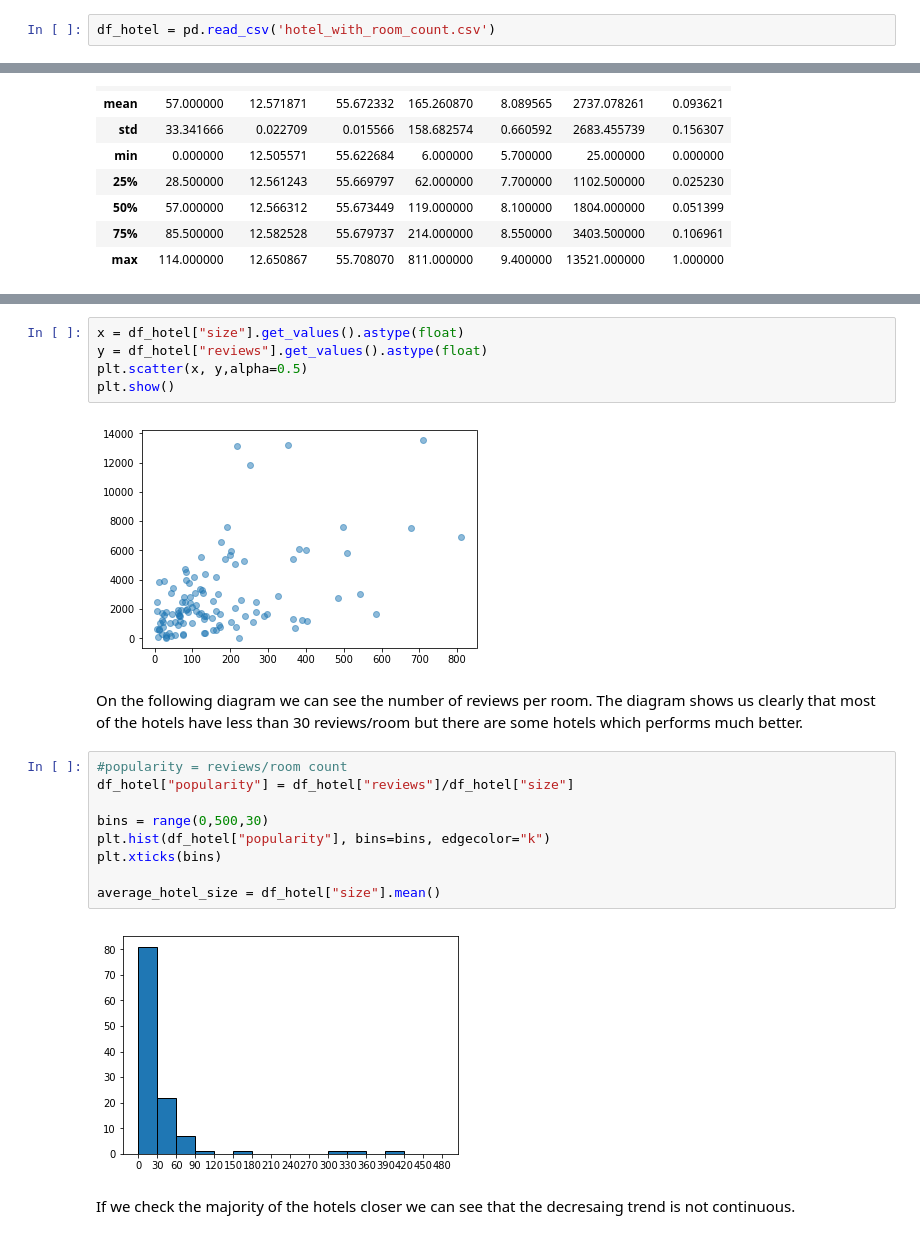
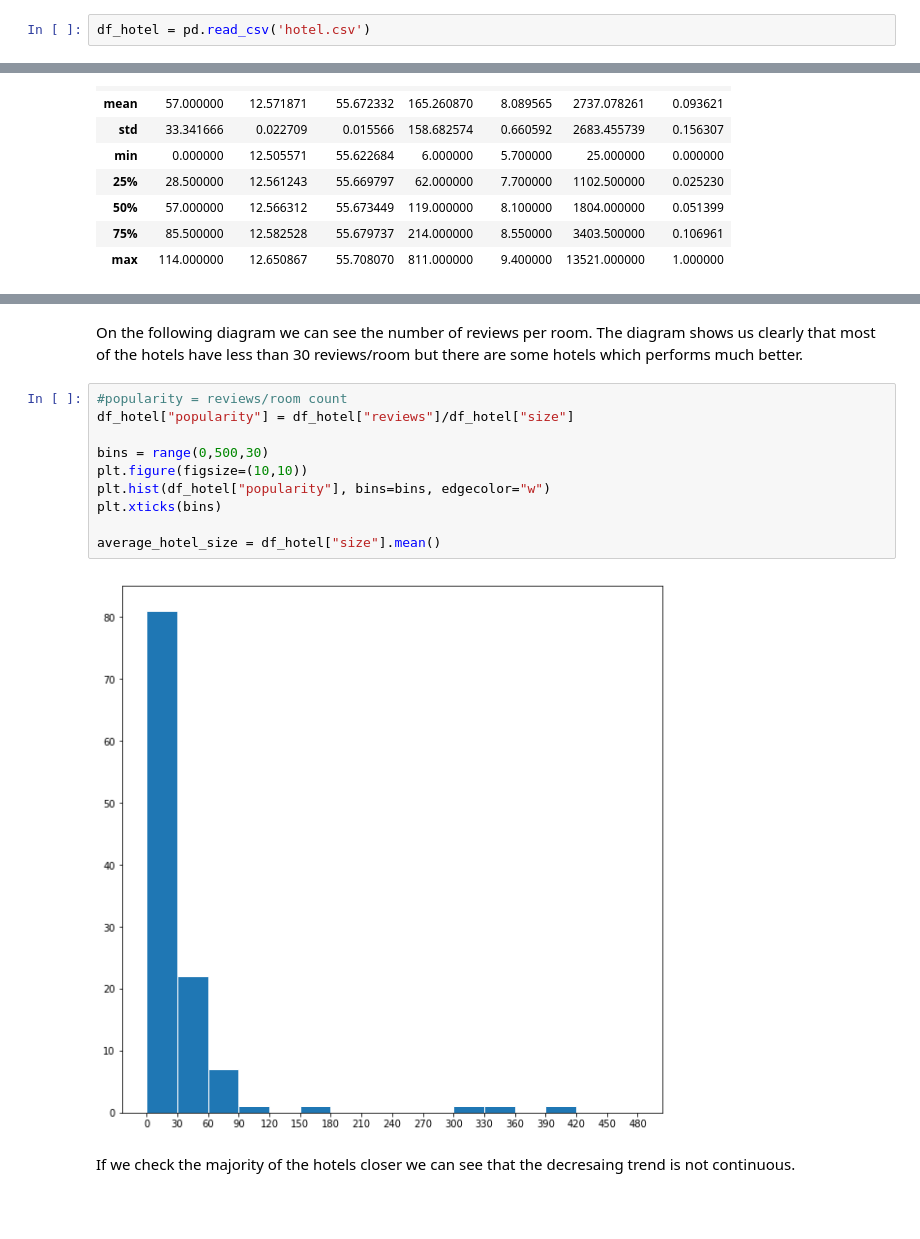
Before and after one commit to homboli/social_data, a Jupyter notebook: IPython Notebook (Draft).ipynb, the cells around one changed output, grey strips where cells are left out. Drawn from its saved outputs; the diff is of its cells as text; blank space fills up the shorter version.

```diff
--- a/IPython Notebook (Draft).ipynb
+++ b/IPython Notebook (Draft).ipynb
@@ -693,5 +693,5 @@ The hotel dataset's initial version has been crawled from booking.com website (n
 # %%
-df_hotel = pd.read_csv('hotel_with_room_count.csv')
+df_hotel = pd.read_csv('hotel.csv')
 # %% [markdown]
 The following table contains the basic statistical characteristics of the numerical columns of the dataset.
 # %%
@@ -730,23 +752,17 @@ On the following scatterplot the points represent the room number against the nu
-# %%
-x = df_hotel["size"].get_values().astype(float)
-y = df_hotel["reviews"].get_values().astype(float)
-plt.scatter(x, y,alpha=0.5)
-plt.show()
-# %% [output]
-[figure, removed]
 # %% [markdown]
 On the following diagram we can see the number of reviews per room. The diagram shows us clearly that most of the hotels have less than 30 reviews/room but there are some hotels which performs much better.
 # %%
 #popularity = reviews/room count
 df_hotel["popularity"] = df_hotel["reviews"]/df_hotel["size"]
 
 bins = range(0,500,30)
-plt.hist(df_hotel["popularity"], bins=bins, edgecolor="k")
+plt.figure(figsize=(10,10))
+plt.hist(df_hotel["popularity"], bins=bins, edgecolor="w")
 plt.xticks(bins)
 
 average_hotel_size = df_hotel["size"].mean()
 # %% [output]
-[figure, old version]
+[figure, new version]
 # %% [markdown]
 If we check the majority of the hotels closer we can see that the decresaing trend is not continuous.
 # %%
```
Also changed, not shown: parts of 19 cells of this notebook.
